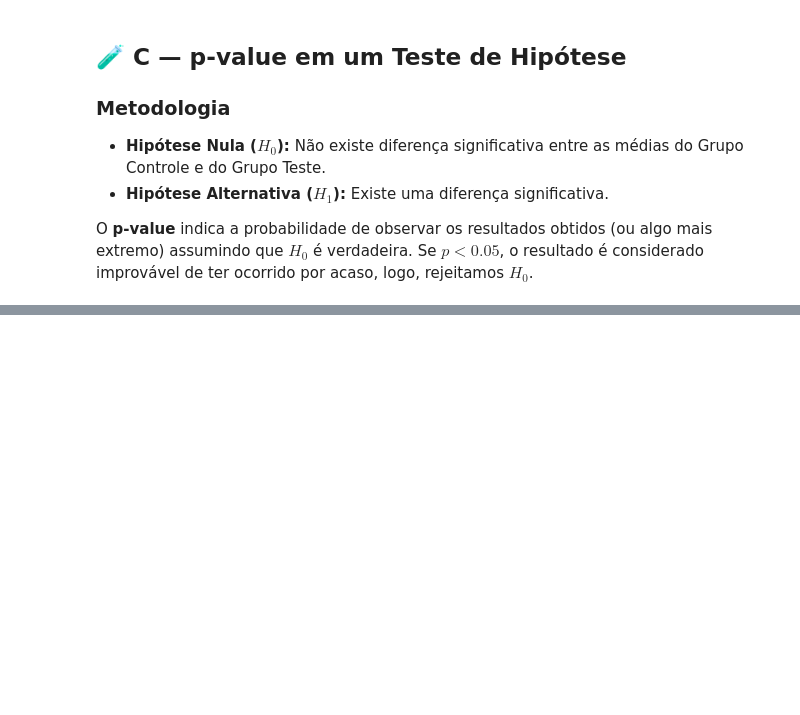
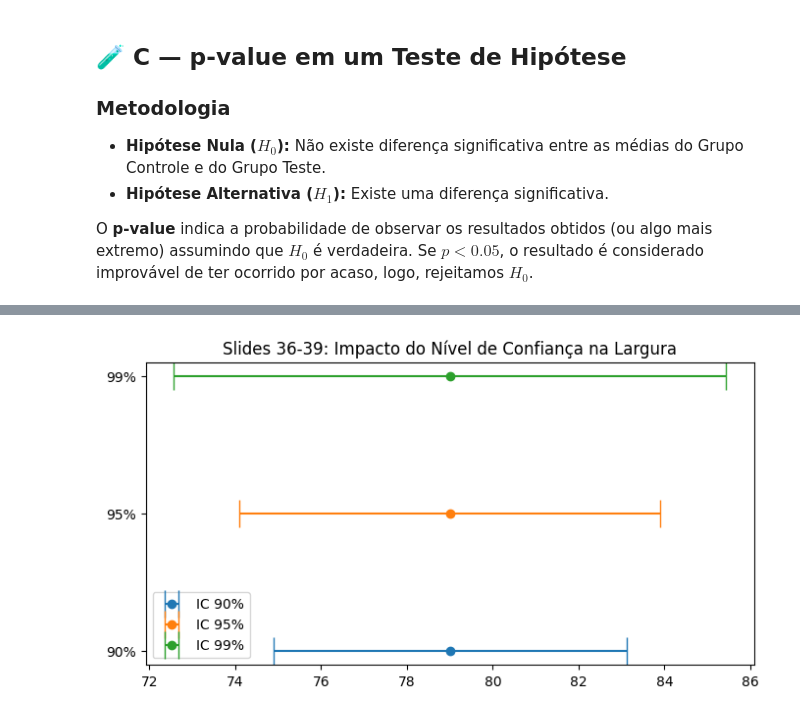
Before and after one commit to ofranbraga/atividades_matematica_computacional, a Jupyter notebook: atividade_2.2.ipynb, the cells around one changed output, grey strips where cells are left out. Saved outputs shown, nothing was run; the diff lists cells and outputs as text; code cells hidden in the pictures; blank space fills up the shorter version.

```diff
--- a/atividade_2.2.ipynb
+++ b/atividade_2.2.ipynb
@@ -142,0 +250,12 @@ Resultado: Não há evidências para rejeitar H0.
+# %%
+#dados do exemplo do slide 35
+media_slide = 79
+se_slide = 2.5
+z = 1.96
+
+lim_inf = media_slide - (z * se_slide)
+lim_sup = media_slide + (z * se_slide)
+
+print(f"Média: {media_slide}")
+print(f"Margem de Erro: {z * se_slide}")
+print(f"Intervalo de Confiança (Slide 35): [{lim_inf:.2f} a {lim_sup:.2f}]")
@@ -142,0 +271,16 @@ Resultado: Não há evidências para rejeitar H0.
+# %%
+#comparacao conforme estap nos slides 38-39
+confiancas = [0.90, 0.95, 0.99]
+zs = [1.645, 1.96, 2.576]
+
+plt.figure(figsize=(8, 4))
+for i, (c, z_val) in enumerate(zip(confiancas, zs)):
+    margem = z_val * se_slide
+    plt.errorbar(media_slide, i, xerr=margem, fmt='o', capsize=10, label=f'IC {int(c*100)}%')
+
+plt.yticks(range(3), ['90%', '95%', '99%'])
+plt.title("Slides 36-39: Impacto do Nível de Confiança na Largura")
+plt.legend()
+plt.show()
+# %% [output]
+[figure, added]
```
Also changed, not shown: parts of 15 cells of this notebook.
